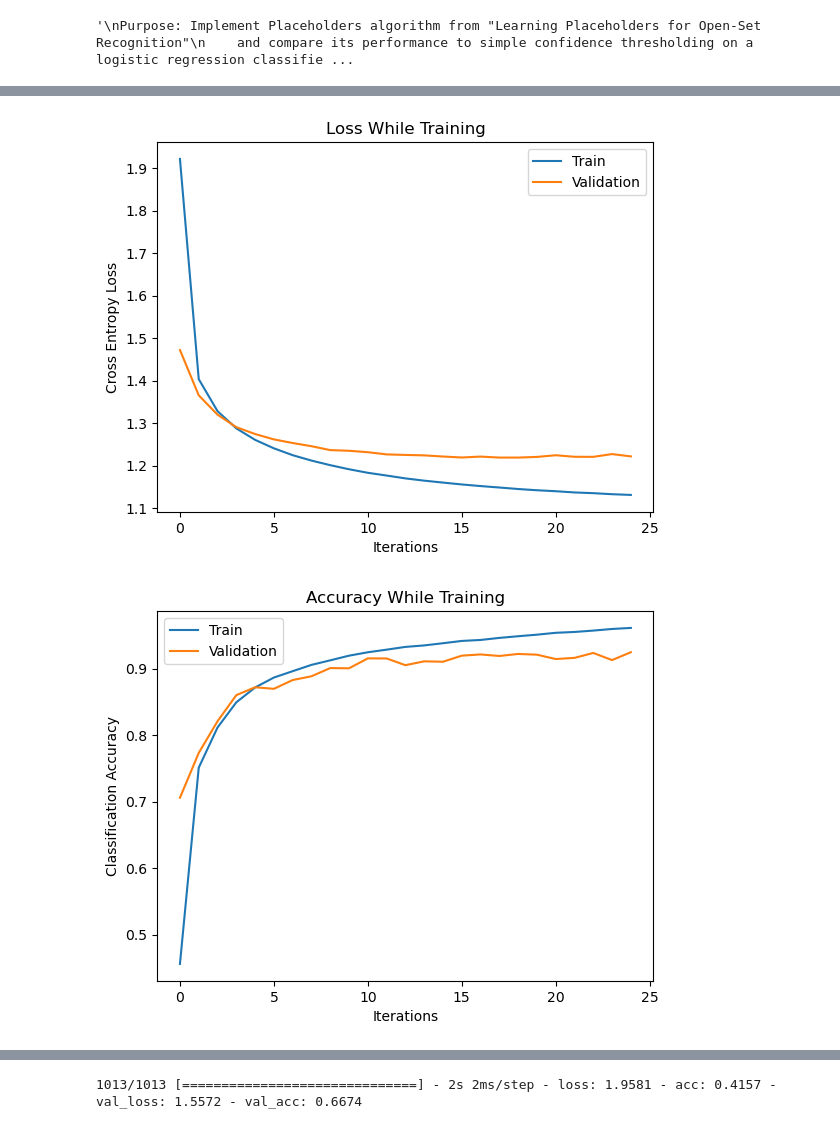
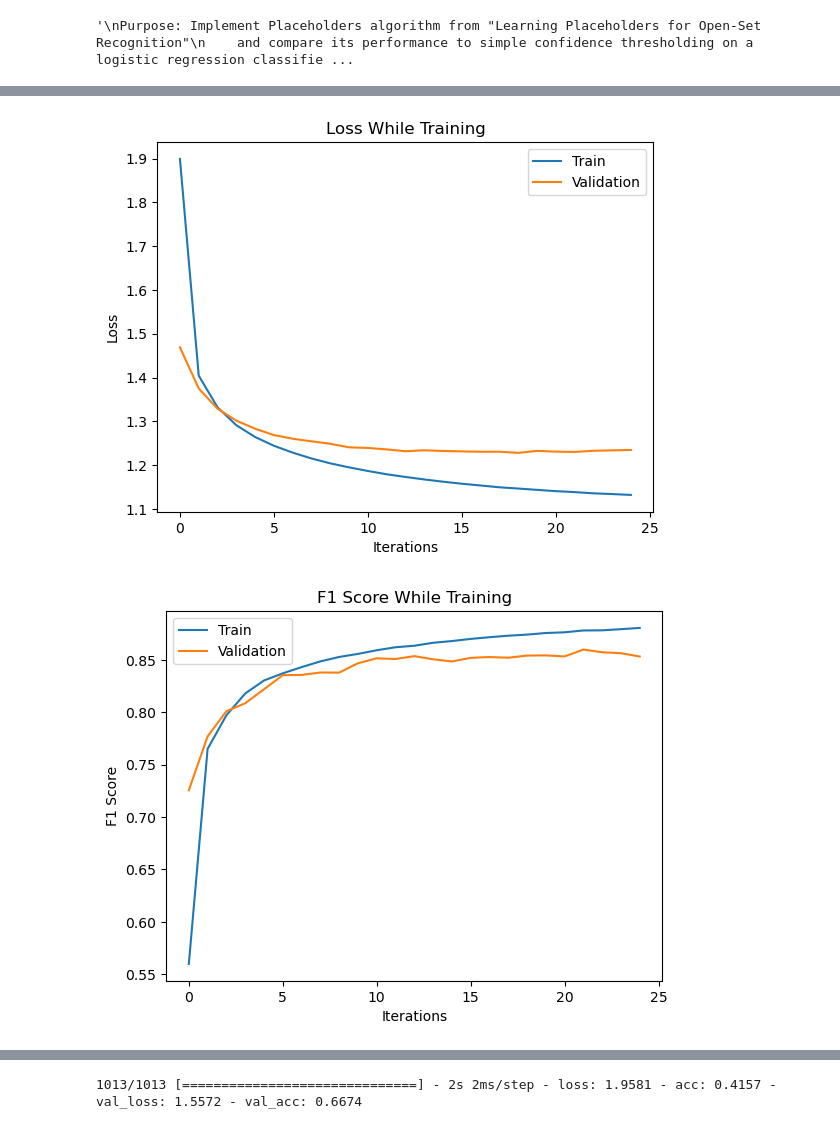
Before and after one commit to anhardy/CSE-576-Group-Project, a Jupyter notebook: placeholders_experiments.ipynb, the cells around one changed output, grey strips where cells are left out. Cells and saved outputs as stored; diff of their text form; code cells hidden in the pictures.

```diff
--- a/placeholders_experiments.ipynb
+++ b/placeholders_experiments.ipynb
@@ -97,7 +88,7 @@ model = StandardLogisticRegressionModel(
 model.compile(
     optimizer='adam',
     loss=ce_loss,
-    metrics=[tf.keras.metrics.CategoricalAccuracy(name='acc')]
+    metrics=[tfa.metrics.F1Score(name='f1', num_classes=NUM_CLASSES, average='macro')]
 )
 y_train_one_hot = tf.one_hot(tf.cast(y, tf.int64), depth=model.num_classes)
 history = model.fit(X, y_train_one_hot, epochs=10, validation_split=.2)
@@ -189,16 +190,20 @@ X_train_closed, y_train_closed = remove_classes_from_dataset(X_train, y_train, o
 
 pre_dim = post_dim = 50
 model = StandardLogisticRegressionModel(pre_dim, post_dim, NUM_CLASSES - 1)
-model.compile(optimizer='adam', loss=ce_loss, metrics=[tf.keras.metrics.CategoricalAccuracy(name='acc')])
+model.compile(
+    optimizer='adam',
+    loss=ce_loss,
+    metrics=[tfa.metrics.F1Score(name='f1', num_classes=NUM_CLASSES - 1, average='macro')]
+)
 y_train_one_hot = tf.one_hot(tf.cast(y_train_closed, tf.int64), depth=model.num_classes)
 history = model.fit(X_train_closed, y_train_one_hot, epochs=15, validation_split=.2)
 
 train_loss = history.history['loss']
 val_loss = history.history['val_loss']
-plot_loss(train_loss, val_loss)
+plot_training_metric(train_loss, val_loss, 'Loss')
 
-train_acc = history.history['acc']
-val_acc = history.history['val_acc']
-plot_acc(train_acc, val_acc)
+train_f1 = history.history['f1']
+val_f1 = history.history['val_f1']
+plot_training_metric(train_f1, val_f1, 'F1 Score')
 # %% [output]
 Epoch 1/15
@@ -256,9 +261,10 @@ threshold_values = np.linspace(0, 1, 100)
 target_known_fraction = .95
 
 metrics = {
+    'All Class F1': lambda *x: f1_score(*x, average='macro'),
+    'Open-Set F1': open_set_f1_score,
     'All Class Accuracy': accuracy,
     'Open-Set Accuracy': open_set_accuracy,
-    'Closed-Set Accuracy': closed_set_accuracy,
 }
 
 # split validation set into an open validation set and a closed validation set
@@ -283,9 +289,9 @@ threshold = tune_model_param(
 # convert instances of class labels in the open set to -1
 y_test_open = modify_open_set_labels(y_test, open_set_class_labels)
 
-y_pred = threshold_predict(X_test, model, threshold_value[best_total_acc_idx])
+y_pred = threshold_predict(X_test, model, threshold)
 print('Results from test set using 95% threshold ({:.4f}):'.format(threshold))
-print('total accuracy:      {:.4f}'.format(float(accuracy(y_test_open, y_pred))))
-print('open-set accuracy:   {:.4f}'.format(float(open_set_accuracy(y_test_open, y_pred))))
-print('closed-set accuracy: {:.4f}'.format(float(closed_set_accuracy(y_test_open, y_pred))))
+for metric in metrics:
+    metric_func = metrics[metric]
+    print('{}: {:.4f}'.format(metric, metric_func(y_test_open, y_pred)))
 # %% [output]
@@ -353,7 +360,7 @@ loss = lambda *x: ce_loss_for_placeholders(*x, beta)
 model.compile(
     optimizer='adam',
     loss=loss,
-    metrics=[tf.keras.metrics.CategoricalAccuracy(name='acc')]
+    metrics=[tfa.metrics.F1Score(name='f1', num_classes=NUM_CLASSES, average='macro')]
 )
 # The "+ 1"s below add an additional column of zeros to the one-hot encodings for
 # the dummy class
@@ -362,10 +369,10 @@ history = model.fit(X_train_closed, y_train_one_hot, epochs=25, validation_split
 
 train_loss = history.history['loss']
 val_loss = history.history['val_loss']
-plot_loss(train_loss, val_loss)
+plot_training_metric(train_loss, val_loss, 'Loss')
 
-train_acc = history.history['acc']
-val_acc = history.history['val_acc']
-plot_acc(train_acc, val_acc)
+train_f1 = history.history['f1']
+val_f1 = history.history['val_f1']
+plot_training_metric(train_f1, val_f1, 'F1 Score')
 # %% [output]
 Epoch 1/25
@@ -388,5 +395,5 @@ Epoch 25/25
-[figure, old version]
+[figure, new version]
-[figure, old version]
+[figure, new version]
 # %%
 # See how the bias value affects accuracy and find the bias
 # such that 95% of validation data is recognized as known
```
Also changed, not shown: parts of 9 cells of this notebook.
